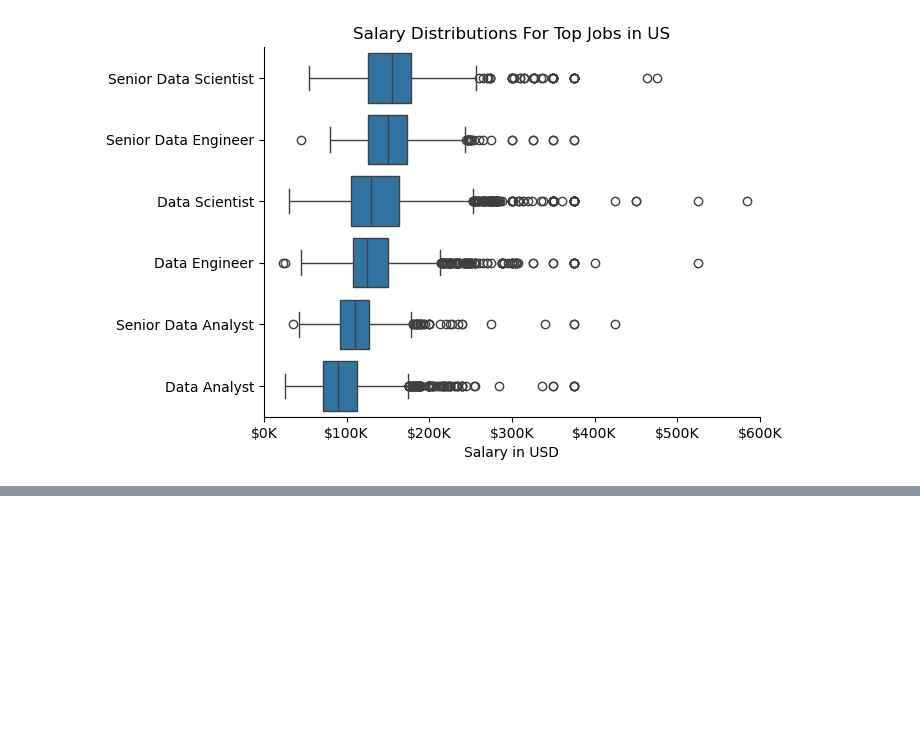
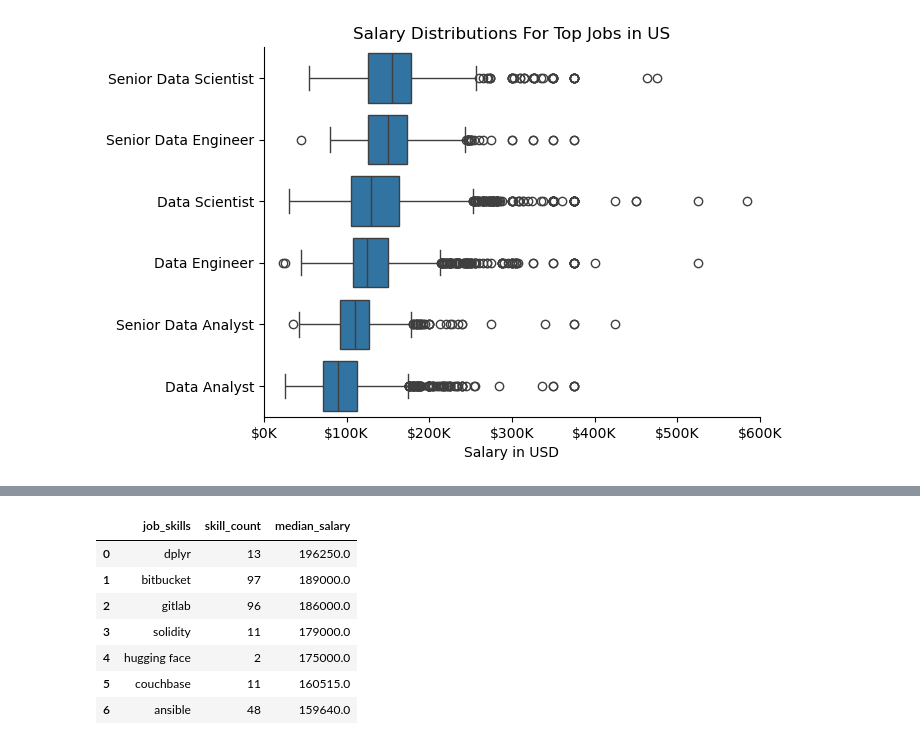
Before and after one commit to PradhumanSoni/Advanced_Pandas, a Jupyter notebook: Project/4_Salary_Analysis.ipynb, the cells around one changed output, grey strips where cells are left out. Cells and saved outputs as stored; diff of their text form; code cells hidden in the pictures; blank space fills up the shorter version.

```diff
--- a/Project/4_Salary_Analysis.ipynb
+++ b/Project/4_Salary_Analysis.ipynb
@@ -53,0 +81,12 @@ plt.xlim(0,600000)
+# %%
+df_highest_pay_skills = df_final.sort_values(by='median_salary', ascending=False).head(7).reset_index()
+df_highest_pay_skills
+# %% [output]
+|  | job_skills | skill_count | median_salary |
+| 0 | dplyr | 13 | 196250.0 |
+| 1 | bitbucket | 97 | 189000.0 |
+| 2 | gitlab | 96 | 186000.0 |
+| 3 | solidity | 11 | 179000.0 |
+| 4 | hugging face | 2 | 175000.0 |
+| 5 | couchbase | 11 | 160515.0 |
+| 6 | ansible | 48 | 159640.0 |
```
Also changed, not shown: parts of 7 cells of this notebook.
